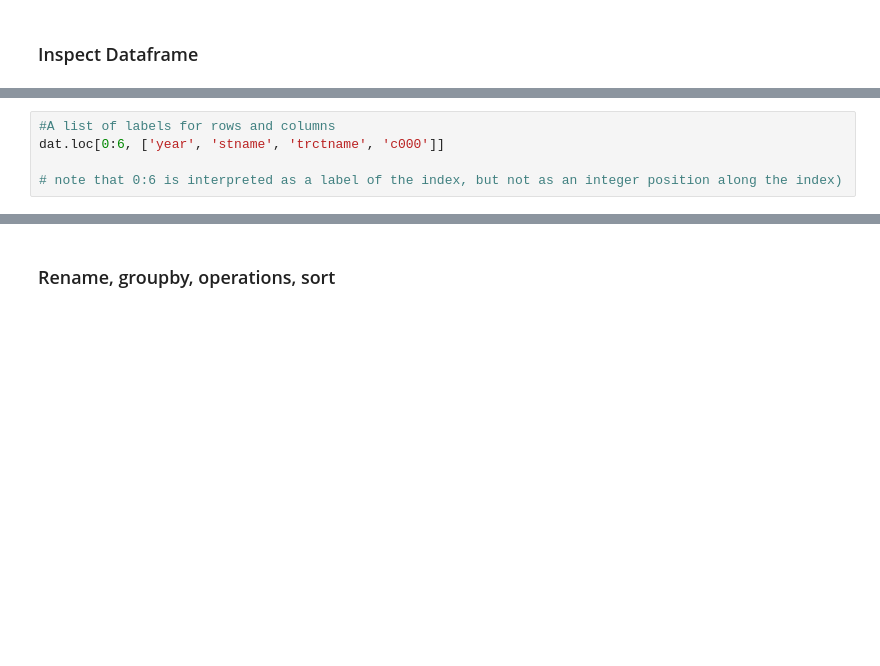
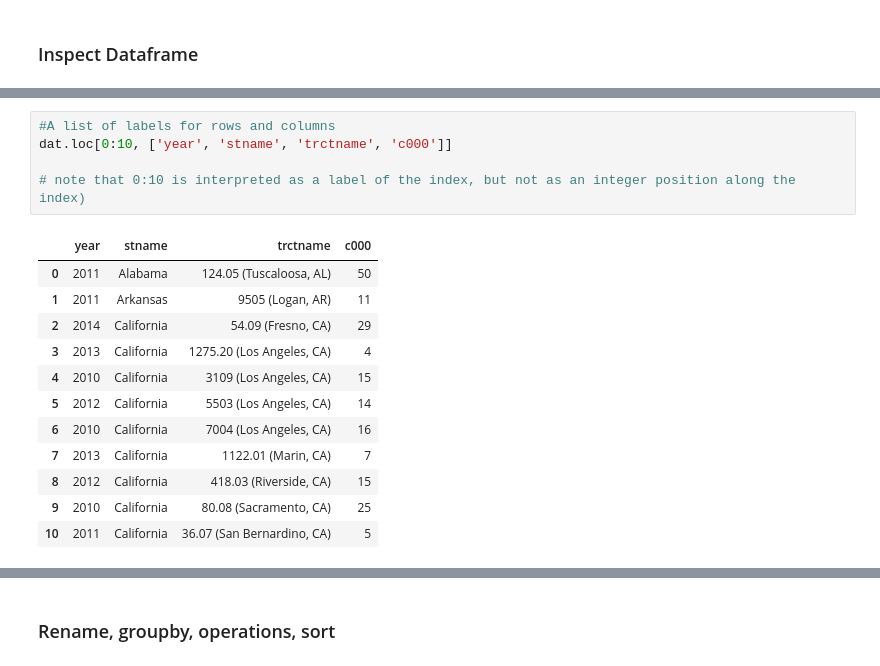
Before and after one commit to UI-Research/intro-to-python, a Jupyter notebook: intro_to_python_full.ipynb, the cells around one changed output, grey strips where cells are left out. Drawn from its saved outputs; the diff is of its cells as text; blank space fills up the shorter version.

```diff
--- a/intro_to_python_full.ipynb
+++ b/intro_to_python_full.ipynb
@@ -338,8 +387,21 @@ dat.iloc[0:5]
 # %%
 #A list of labels for rows and columns
-dat.loc[0:6, ['year', 'stname', 'trctname', 'c000']]
+dat.loc[0:10, ['year', 'stname', 'trctname', 'c000']]
 
-# note that 0:6 is interpreted as a label of the index, but not as an integer position along the index)
+# note that 0:10 is interpreted as a label of the index, but not as an integer position along the index)
+# %% [output]
+|  | year | stname | trctname | c000 |
+| 0 | 2011 | Alabama | 124.05 (Tuscaloosa, AL) | 50 |
+| 1 | 2011 | Arkansas | 9505 (Logan, AR) | 11 |
+| 2 | 2014 | California | 54.09 (Fresno, CA) | 29 |
+| 3 | 2013 | California | 1275.20 (Los Angeles, CA) | 4 |
+| 4 | 2010 | California | 3109 (Los Angeles, CA) | 15 |
+| 5 | 2012 | California | 5503 (Los Angeles, CA) | 14 |
+| 6 | 2010 | California | 7004 (Los Angeles, CA) | 16 |
+| 7 | 2013 | California | 1122.01 (Marin, CA) | 7 |
+| 8 | 2012 | California | 418.03 (Riverside, CA) | 15 |
+| 9 | 2010 | California | 80.08 (Sacramento, CA) | 25 |
+| 10 | 2011 | California | 36.07 (San Bernardino, CA) | 5 |
 # %%
 # .loc[] can access a group of rows and columns by a boolean array - conditionally subset the dataframe
 va_dat = dat.loc[dat['stname'] == 'Virginia', ['year', 'stname', 'ctyname', 'trctname', 'c000', 'ca01']]
```
Also changed, not shown: parts of 13 cells of this notebook.
